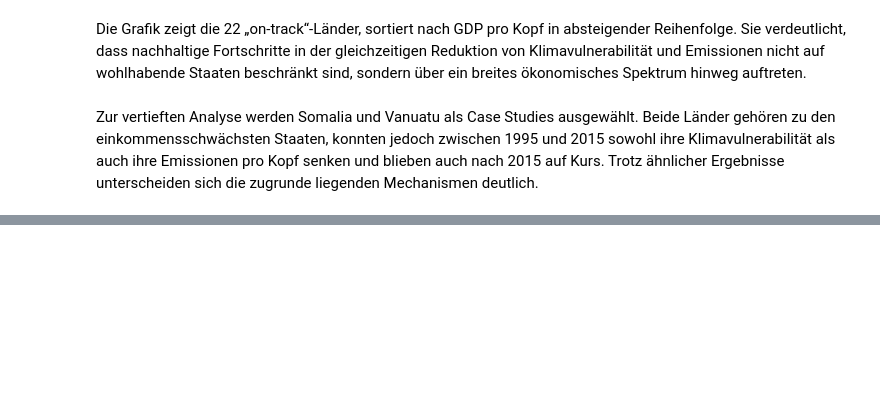
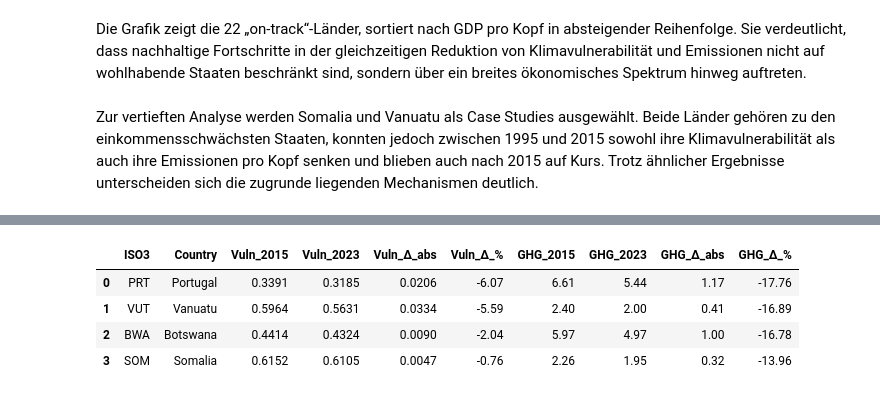
Before and after one commit to damiansze/Climate-Justice, a Jupyter notebook: 04_Case_study_Paper3.ipynb, the cells around one changed output, grey strips where cells are left out. Saved outputs shown, nothing was run; the diff lists cells and outputs as text; code cells hidden in the pictures; blank space fills up the shorter version.

```diff
--- a/04_Case_study_Paper3.ipynb
+++ b/04_Case_study_Paper3.ipynb
@@ -667,0 +740,43 @@ Beide Länder zeigen, dass simultane Reduktionen von Klimavulnerabilität und Em
+# %%
+# TEIL 2: QUANTITATIVE VERGLEICHSTABELLE
+def create_comparison_table(vuln, edgar, countries_dict):
+    """Erstellt quantitative Vergleichstabelle"""
+    rows = []
+
+    for iso3, name in countries_dict.items():
+        data = extract_country_timeseries(vuln, edgar, iso3)
+
+        vuln_2015 = data['vulnerability'][0]
+        ghg_2015 = data['ghg_per_capita'][0]
+        vuln_2023 = data['vulnerability'][-1]
+        ghg_2023 = data['ghg_per_capita'][-1]
+
+        vuln_diff = vuln_2015 - vuln_2023
+        ghg_diff = ghg_2015 - ghg_2023
+
+        vuln_rel_pct = ((vuln_2023 - vuln_2015) / vuln_2015) * 100
+        ghg_rel_pct = ((ghg_2023 - ghg_2015) / ghg_2015) * 100
+
+        rows.append({
+            'ISO3': iso3,
+            'Country': name,
+            'Vuln_2015': round(vuln_2015, 4),
+            'Vuln_2023': round(vuln_2023, 4),
+            'Vuln_Δ_abs': round(vuln_diff, 4),
+            'Vuln_Δ_%': round(vuln_rel_pct, 2),
+            'GHG_2015': round(ghg_2015, 2),
+            'GHG_2023': round(ghg_2023, 2),
+            'GHG_Δ_abs': round(ghg_diff, 2),
+            'GHG_Δ_%': round(ghg_rel_pct, 2)
+        })
+
+    return pd.DataFrame(rows)
+
+comparison_df = create_comparison_table(vuln, edgar, COUNTRIES)
+comparison_df
+# %% [output]
+|  | ISO3 | Country | Vuln_2015 | Vuln_2023 | Vuln_Δ_abs | Vuln_Δ_% | GHG_2015 | GHG_2023 | GHG_Δ_abs | GHG_Δ_% |
+| 0 | PRT | Portugal | 0.3391 | 0.3185 | 0.0206 | -6.07 | 6.61 | 5.44 | 1.17 | -17.76 |
+| 1 | VUT | Vanuatu | 0.5964 | 0.5631 | 0.0334 | -5.59 | 2.40 | 2.00 | 0.41 | -16.89 |
+| 2 | BWA | Botswana | 0.4414 | 0.4324 | 0.0090 | -2.04 | 5.97 | 4.97 | 1.00 | -16.78 |
+| 3 | SOM | Somalia | 0.6152 | 0.6105 | 0.0047 | -0.76 | 2.26 | 1.95 | 0.32 | -13.96 |
```
Also changed, not shown: parts of 16 cells of this notebook.
